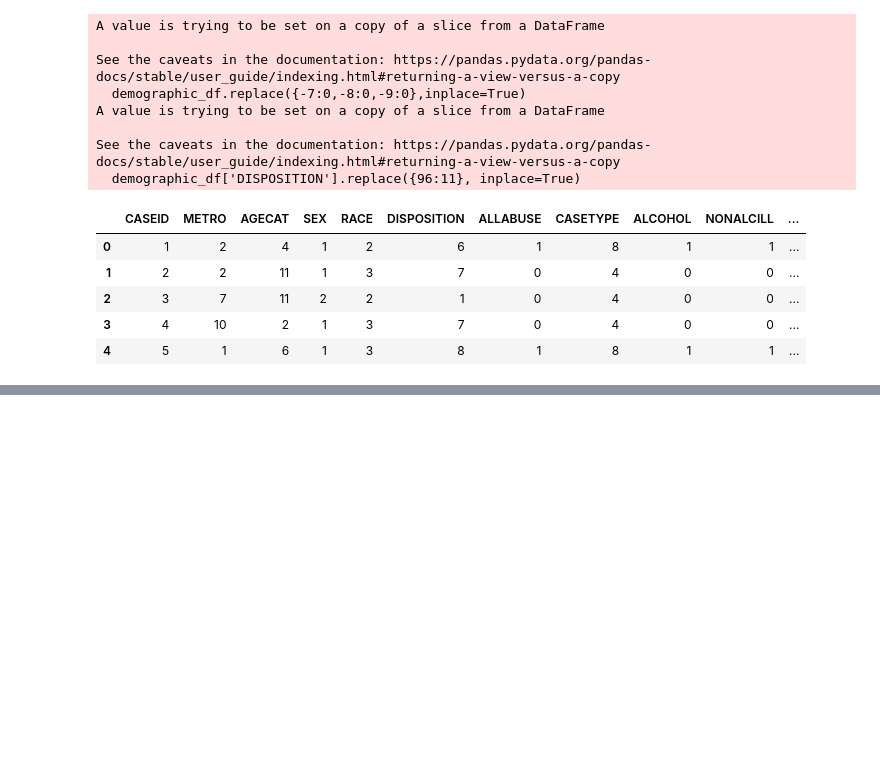
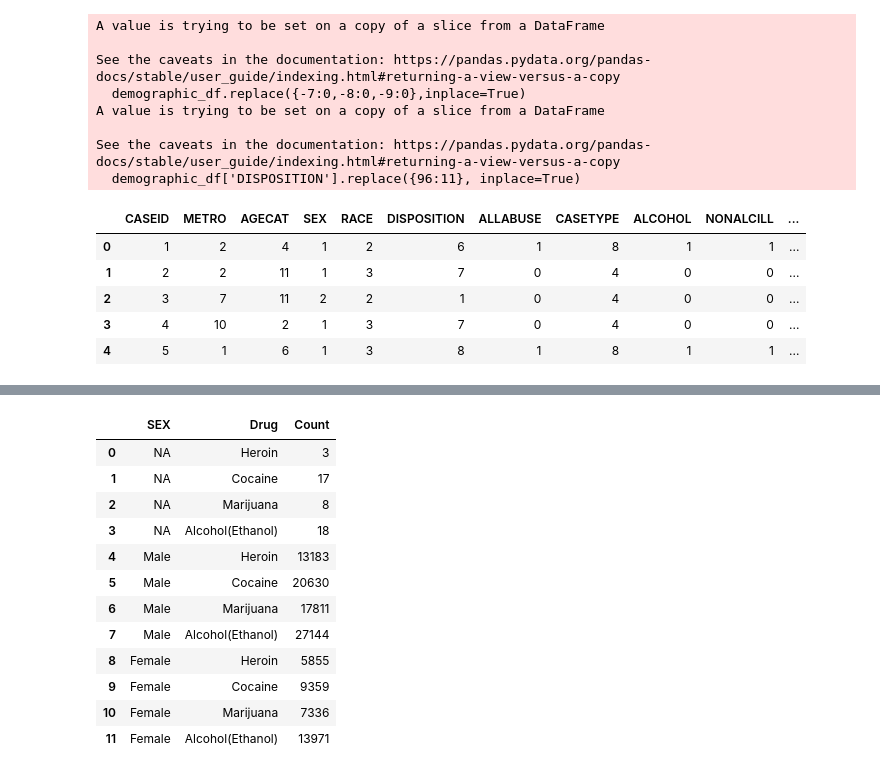
Before and after one commit to kotharisanjana/SafeDose, a Jupyter notebook: EDA/drop_sdleds.ipynb, the cells around one changed output, grey strips where cells are left out. Drawn from its saved outputs; the diff is of its cells as text; code cells hidden in the pictures; blank space fills up the shorter version.

```diff
--- a/EDA/drop_sdleds.ipynb
+++ b/EDA/drop_sdleds.ipynb
@@ -229,4 +245,4 @@ series_1255 = drug_df.eq(1255).any(axis=1).astype(int).rename('Marijuana')
 series_1254 = drug_df.eq(1254).any(axis=1).astype(int).rename('Cocaine')
 series_1253 = drug_df.eq(1253).any(axis=1).astype(int).rename('Heroin')
 series_865 = drug_df.eq(865).any(axis=1).astype(int).rename('Alcohol(Ethanol)')
-df_new = pd.concat([demographic_df['SEX'], series_1255], axis=1).head()
+df_drug4 = pd.concat([series_1253, series_1254, series_1255, series_865], axis=1)
@@ -243,0 +271,21 @@ df_new.groupby(['SEX', 'Marijuana']).agg(
+# %%
+df_new = pd.concat([demographic_df['SEX'], df_drug4], axis=1)
+df_grouped = df_new.groupby('SEX').sum().stack().reset_index()
+df_grouped['SEX'] = df_grouped['SEX'].map(sex_map)
+df_final = df_grouped.rename(columns={'level_1': 'Drug', 0: 'Count'})
+# %%
+df_final
+# %% [output]
+|  | SEX | Drug | Count |
+| 0 | NA | Heroin | 3 |
+| 1 | NA | Cocaine | 17 |
+| 2 | NA | Marijuana | 8 |
+| 3 | NA | Alcohol(Ethanol) | 18 |
+| 4 | Male | Heroin | 13183 |
+| 5 | Male | Cocaine | 20630 |
+| 6 | Male | Marijuana | 17811 |
+| 7 | Male | Alcohol(Ethanol) | 27144 |
+| 8 | Female | Heroin | 5855 |
+| 9 | Female | Cocaine | 9359 |
+| 10 | Female | Marijuana | 7336 |
+| 11 | Female | Alcohol(Ethanol) | 13971 |
```
Also changed, not shown: parts of 11 cells of this notebook, 7 other files.
